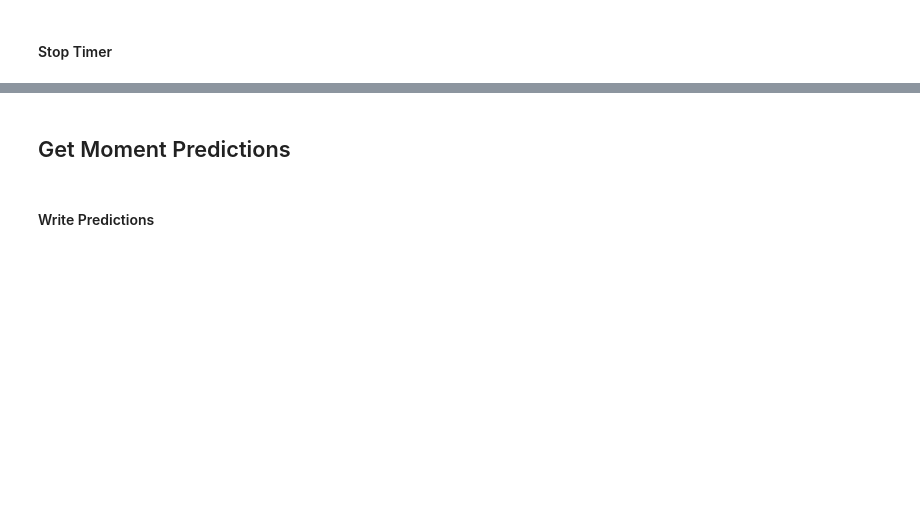
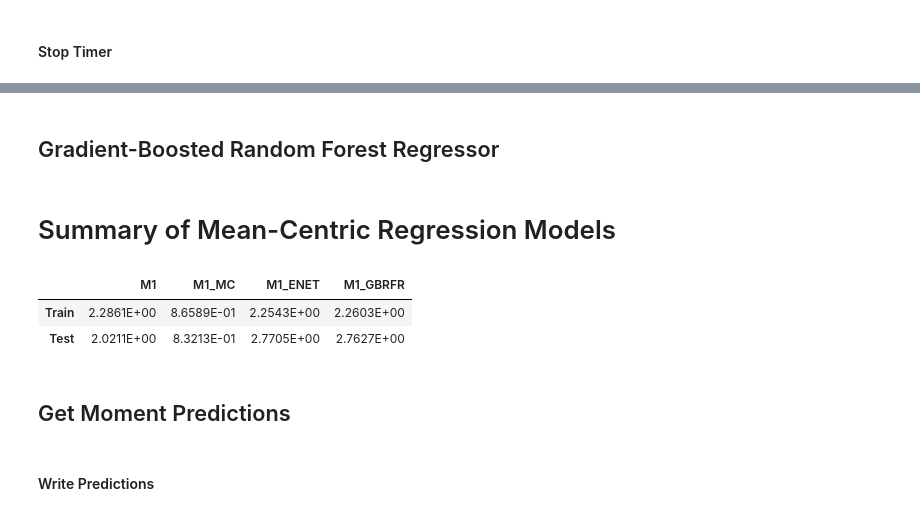
Before and after one commit to AnastasisKratsios/UniversalProcesses, a Jupyter notebook: Universal_Processes_Trainer_BACKEND_Static_Time_HELLO.ipynb, the cells around one changed output, grey strips where cells are left out. Saved outputs shown, nothing was run; the diff lists cells and outputs as text; code cells hidden in the pictures; blank space fills up the shorter version.

Commit message:
Bencharm for mean

```diff
--- a/Universal_Processes_Trainer_BACKEND_Static_Time_HELLO.ipynb
+++ b/Universal_Processes_Trainer_BACKEND_Static_Time_HELLO.ipynb
@@ -89,4 +96 @@ trial_run = True
-# %%
-problem_dim = 100
-width = 100
 # %% [markdown]
@@ -107,15 +112,12 @@ def f_unknown(x):
     return x_internal
 # %%
 def Simulator(x_in):
-    # Initialize Gaussian
-#     cov = np.diag(np.ones(problem_dim))*0.01
-#     noise = np.random.multivariate_normal(np.zeros(problem_dim), cov, N_Monte_Carlo_Samples)
-#     f_x = np.apply_along_axis(f_unknown, 1, x_in)
+    var = np.sqrt(np.sum(x_in**2))
     # Pushforward
     f_x = f_unknown(x_in)
     # Apply Noise After
-    noise = np.random.normal(0,0.1,N_Monte_Carlo_Samples)
-    f_x_noise = f_x + noise
+    noise = np.random.laplace(0,var,N_Monte_Carlo_Samples)
+    f_x_noise = np.cos(f_x) + noise
     return f_x_noise
 # %% [markdown]
 ## Initialize Data
@@ -174,8 +176,10 @@ for i in tqdm(range(X_train.shape[0])):
     # Update Dataset
     if i == 0:
         Y_train = y_loop
+        Y_train_mean_emp = np.mean(y_loop)
     else:
         Y_train = np.append(Y_train,y_loop,axis=0)
+        Y_train_mean_emp = np.append(Y_train_mean_emp,np.mean(y_loop))
 # %% [markdown]
 #### Get Test Set
 # %%
@@ -430,3 +508,40 @@ Time_Lapse_Model_A = Type_A_timer_end - Type_A_timer_Begin
+# %% [markdown]
+## Gradient-Boosted Random Forest Regressor
+# %%
+GBRF_y_hat_train, GBRF_y_hat_test, GBRF_model = get_GBRF(X_train,X_test,Y_train_mean_emp)
+
+# Get Prediction Errors
+## Train
+for i in range(X_train.shape[0]):
+    Mu = direct_facts[i,]
+    error_loop = np.abs(Mu-GBRF_y_hat_train[i])
+    if i == 0:
+        Mean_errors_GBRF = error_loop
+    else:
+        Mean_errors_GBRF = np.append(Mean_errors_GBRF,error_loop)
+## Test
+for i in range(X_test.shape[0]):
+    Mu_test = direct_facts[i,]
+    error_loop = np.abs(Mu-GBRF_y_hat_test[i])
+    if i == 0:
+        Mean_errors_GBRF_test = error_loop_test
+    else:
+        Mean_errors_GBRF_test = np.append(Mean_errors_GBRF_test,error_loop_test)
+# %% [markdown]
+# Summary of Mean-Centric Regression Models
+# %%
+Summary_mean_models = pd.DataFrame({"M1":np.array([np.mean(np.abs(Mean_errors)),np.mean(np.abs(Mean_errors_test))]),
+                                    "M1_MC":np.array([np.mean(np.abs(Mean_errors_MC)),np.mean(np.abs(Mean_errors_MC_test))]),
+                                    "M1_ENET":np.array([np.mean(np.abs(Mean_errors_ENET)),np.mean(np.abs(Mean_errors_ENET_test))]),
+                                    "M1_KRidge":np.array([np.mean(np.abs(Mean_errors_KRidge)),np.mean(np.abs(Mean_errors_KRidge_test))]),
+                                    "M1_GBRFR":np.array([np.mean(np.abs(Mean_errors_GBRF)),np.mean(np.abs(Mean_errors_GBRF_test))])
+                                   },index=["Train","Test"])
+
+Summary_mean_models
+# %% [output]
+|  | M1 | M1_MC | M1_ENET | M1_GBRFR |
+| Train | 2.2861E+00 | 8.6589E-01 | 2.2543E+00 | 2.2603E+00 |
+| Test | 2.0211E+00 | 8.3213E-01 | 2.7705E+00 | 2.7627E+00 |
 # %% [markdown]
 ## Get Moment Predictions
 # %% [markdown]
```
Also changed, not shown: parts of 26 cells of this notebook, 14 other files.
